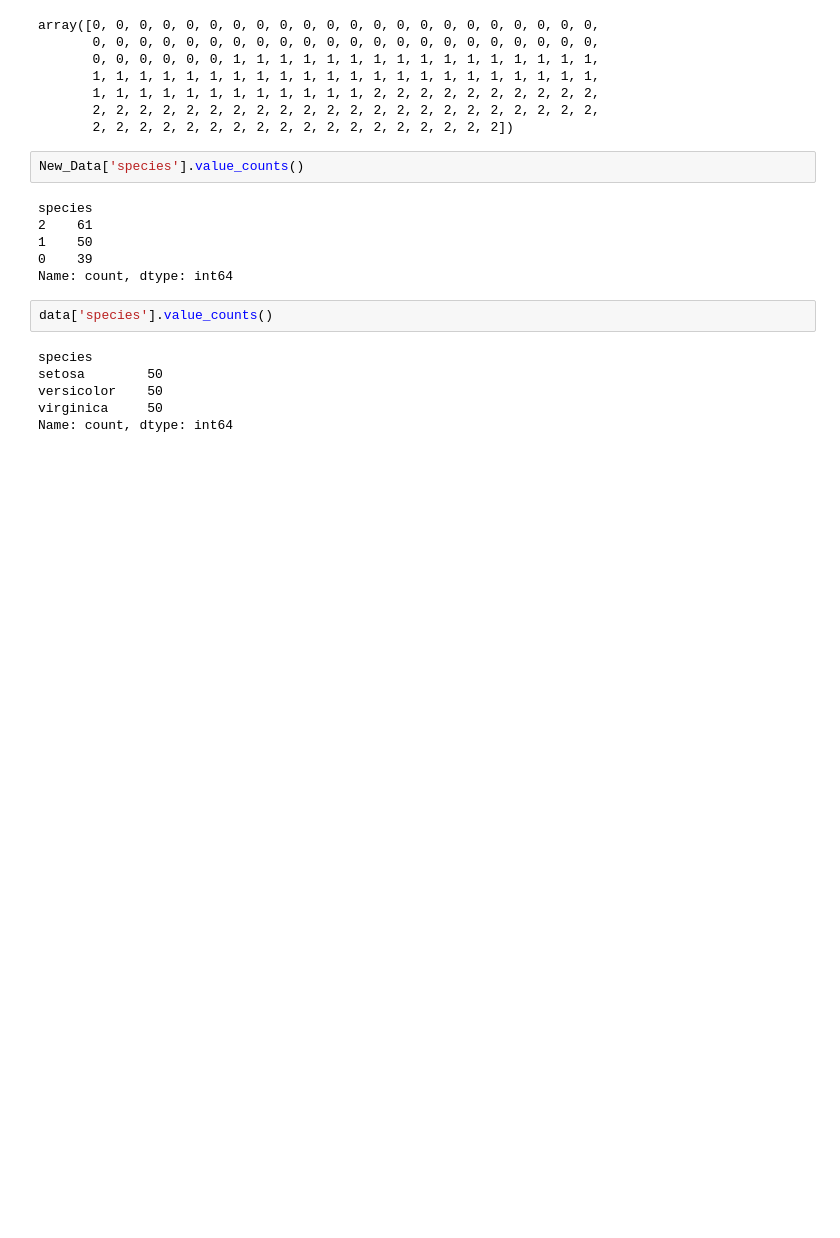
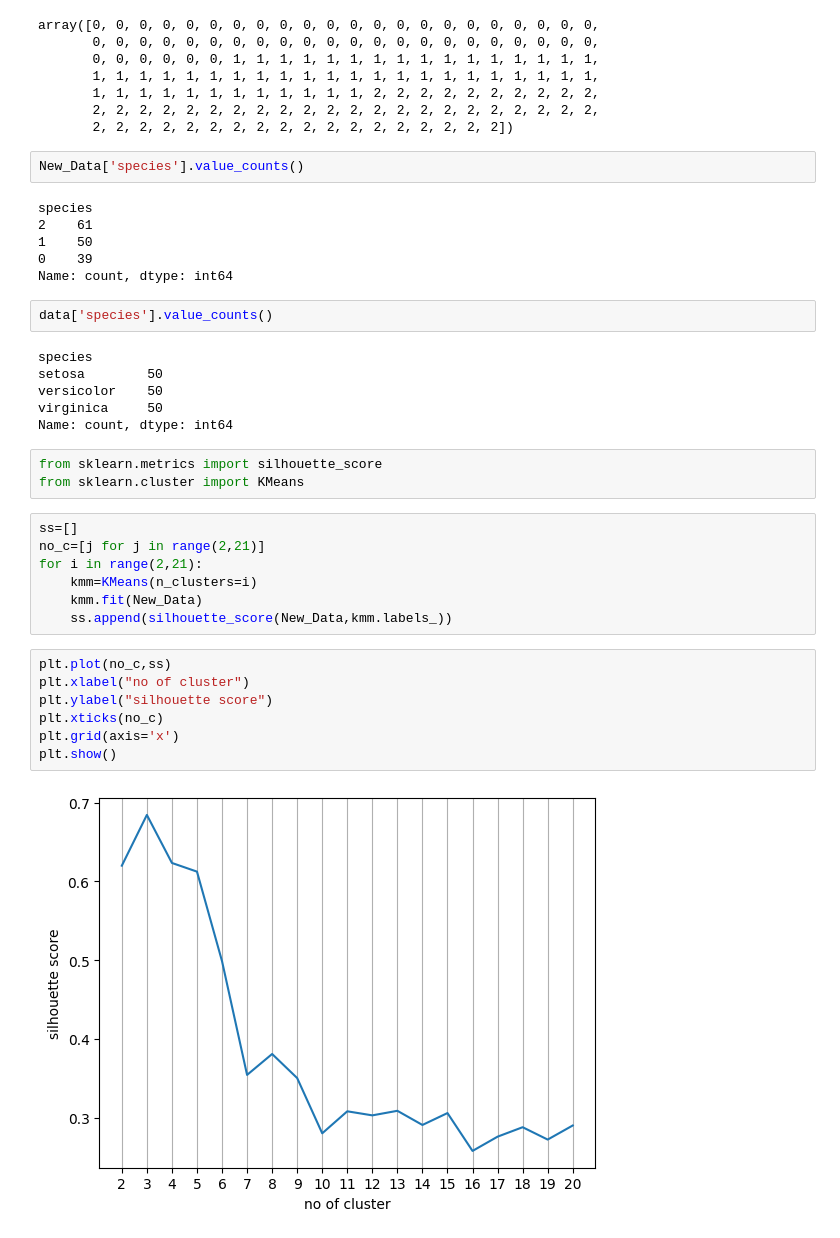
Before and after one commit to omgajipara7/Data-Science, a Jupyter notebook: AI:ML/Machine Learning/Unsupervised Learning/Clustering/K-Means Clustering/K-Means.ipynb, the cells around one changed output. Saved outputs shown, nothing was run; the diff lists cells and outputs as text; blank space fills up the shorter version.

```diff
--- a/AI:ML/Machine Learning/Unsupervised Learning/Clustering/K-Means Clustering/K-Means.ipynb
+++ b/AI:ML/Machine Learning/Unsupervised Learning/Clustering/K-Means Clustering/K-Means.ipynb
@@ -134,3 +133,22 @@ setosa        50
 versicolor    50
 virginica     50
 Name: count, dtype: int64
+# %%
+from sklearn.metrics import silhouette_score
+from sklearn.cluster import KMeans
+# %%
+ss=[]
+no_c=[j for j in range(2,21)]
+for i in range(2,21):
+    kmm=KMeans(n_clusters=i)
+    kmm.fit(New_Data)
+    ss.append(silhouette_score(New_Data,kmm.labels_))
+# %%
+plt.plot(no_c,ss)
+plt.xlabel("no of cluster")
+plt.ylabel("silhouette score")
+plt.xticks(no_c)
+plt.grid(axis='x')
+plt.show()
+# %% [output]
+[figure, added]
```
Also changed, not shown: parts of 1 cell of this notebook, 15 other files.
